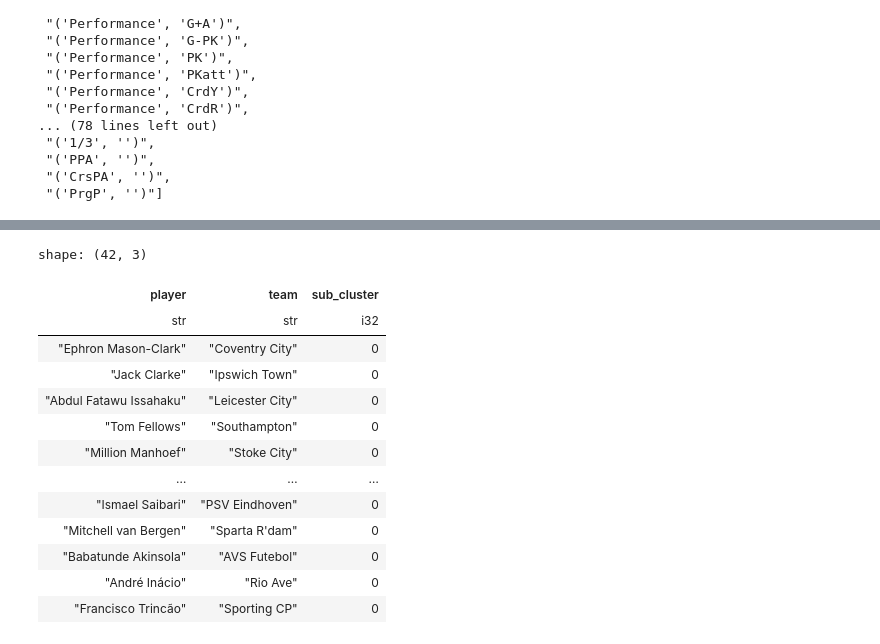
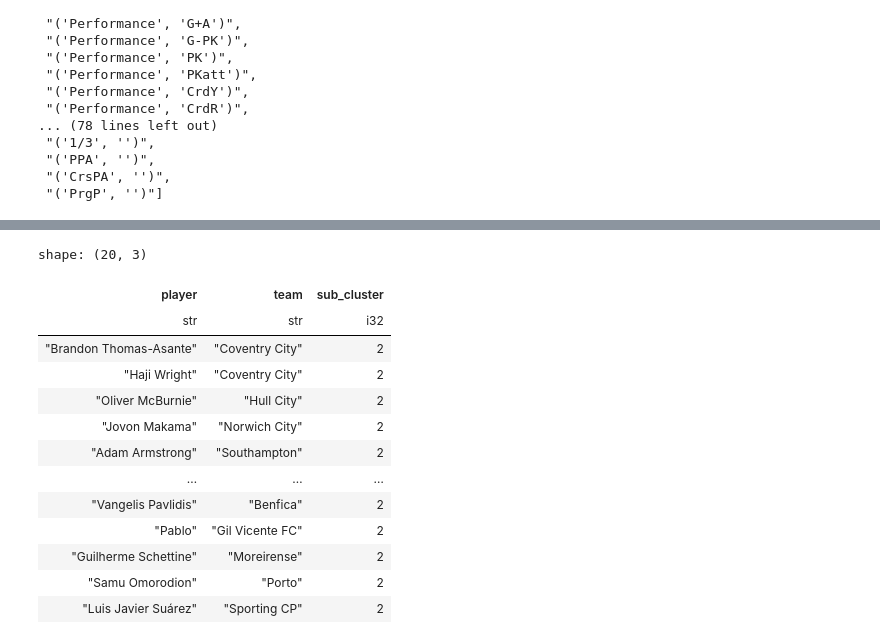
Before and after one commit to caffeine1005/footy_analysis, a Jupyter notebook: fbref_test.ipynb, the cells around one changed output, grey strips where cells are left out. Drawn from its saved outputs; the diff is of its cells as text; code cells hidden in the pictures.

```diff
--- a/fbref_test.ipynb
+++ b/fbref_test.ipynb
@@ -20,9 +15,9 @@ fbref = sd.FBref(seasons = "2025")
 # %%
 s = fbref.read_player_season_stats(stat_type="standard")
-s = s[s[(  'Playing Time',      'Min')]>900]
+s = s[s[(  'Playing Time',      'Min')]>800]
 s1 = pl.from_pandas(s, include_index=True)
 s1 = s1.filter(
-    (pl.col("('born', '')") >= 1999))
+    (pl.col("('born', '')") >= 1995))
 progress = fbref.read_player_season_stats(stat_type="possession")
 p1 = pl.from_pandas(progress, include_index=True)
 passes = fbref.read_player_season_stats(stat_type="passing")
@@ -73,11 +68,7 @@ all_player = S.join(P, on=["league", "team", "player"], how="inner", suffix="_pr
 all_player = all_player.join(C, on=["league", "team", "player"], how="inner", suffix="_creative")
 all_player = all_player.join(D, on=["league", "team", "player"], how="inner", suffix="_defense")
 all_player = all_player.join(P2, on=["league", "team", "player"], how="inner", suffix="_passes")
-all_player = all_player.filter(
-    (pl.col("('pos', '')").str.contains("MF")
-     |
-     (pl.col("('pos', '')").str.contains("FW"))
-     ))
+all_player = all_player.filter((pl.col("('pos', '')").str.contains("FW")))
 all_player = all_player.drop("('pos', '')")
 all_player = all_player.drop("('pos', '')_defense")
 all_player = all_player.drop("('pos', '')_passes")
@@ -185,7 +156,7 @@ all_players_with_clusters = all_player. with_columns(
     pl.Series(name="cluster", values=labels)
 )
 
-new = all_players_with_clusters.select(["player", "team", "cluster"]).filter(pl.col("player") == "Amad Diallo")
+new = all_players_with_clusters.select(["player", "team", "cluster"]).filter(pl.col("player") == "Jean-Philippe Mateta")
 num = new.get_column("cluster")
 target = all_players_with_clusters.filter(pl.col('cluster') == num)
 # %%
@@ -248,17 +219,12 @@ target_cluster_id = num
 identifier_cols = ["league", "team", "player"]
 
 WG_Profile = target[["league", "team", "player",
-"('Progression', 'PrgC')",
- "('Performance', 'CrdY')",
-  "('Take-Ons', 'Att')",
- "('Take-Ons', 'Succ')",
- "('Take-Ons', 'Succ%')",
- "('Carries', 'TotDist')",
- "('Carries', 'PrgDist')",
-"('Tackles', 'Tkl')",
-"('Challenges', 'Tkl')",
-"('Challenges', 'Tkl%')",
-]]
+"('Performance', 'Gls')",
+"('Performance', 'G-PK')",
+"('Expected', 'xG')",
+"('Expected', 'npxG')",
+"('Take-Ons', 'Succ%')"
+                     ]]
 
 nums = WG_Profile.select(pl.col(pl.Float64, pl.Int64))
 print(f"Sub-clustering {WG_Profile.height} players from Cluster {target_cluster_id}...")
@@ -314,24 +280,24 @@ plt.show()
 # %%
-new = WG.select(["player", "team", "sub_cluster"]).filter(pl.col("player") == "Amad Diallo")
+new = WG.select(["player", "team", "sub_cluster"]).filter(pl.col("player") == "Jean-Philippe Mateta")
 num = new.get_column("sub_cluster")
 new
 new2 = WG.select(["player", "team", "sub_cluster"]).filter(pl.col("sub_cluster") == num)
 new2
 # %% [output]
-shape: (42, 3)
+shape: (20, 3)
 | player | team | sub_cluster |
 | str | str | i32 |
-| "Ephron Mason-Clark" | "Coventry City" | 0 |
-| "Jack Clarke" | "Ipswich Town" | 0 |
-| "Abdul Fatawu Issahaku" | "Leicester City" | 0 |
-| "Tom Fellows" | "Southampton" | 0 |
-| "Million Manhoef" | "Stoke City" | 0 |
+| "Brandon Thomas-Asante" | "Coventry City" | 2 |
+| "Haji Wright" | "Coventry City" | 2 |
+| "Oliver McBurnie" | "Hull City" | 2 |
+| "Jovon Makama" | "Norwich City" | 2 |
+| "Adam Armstrong" | "Southampton" | 2 |
 | … | … | … |
-| "Ismael Saibari" | "PSV Eindhoven" | 0 |
-| "Mitchell van Bergen" | "Sparta R'dam" | 0 |
-| "Babatunde Akinsola" | "AVS Futebol" | 0 |
-| "André Inácio" | "Rio Ave" | 0 |
-| "Francisco Trincão" | "Sporting CP" | 0 |
+| "Vangelis Pavlidis" | "Benfica" | 2 |
+| "Pablo" | "Gil Vicente FC" | 2 |
+| "Guilherme Schettine" | "Moreirense" | 2 |
+| "Samu Omorodion" | "Porto" | 2 |
+| "Luis Javier Suárez" | "Sporting CP" | 2 |
 # %%
 import numpy as np
 from sklearn.cluster import KMeans
```
Also changed, not shown: parts of 11 cells of this notebook, 5 other files.
